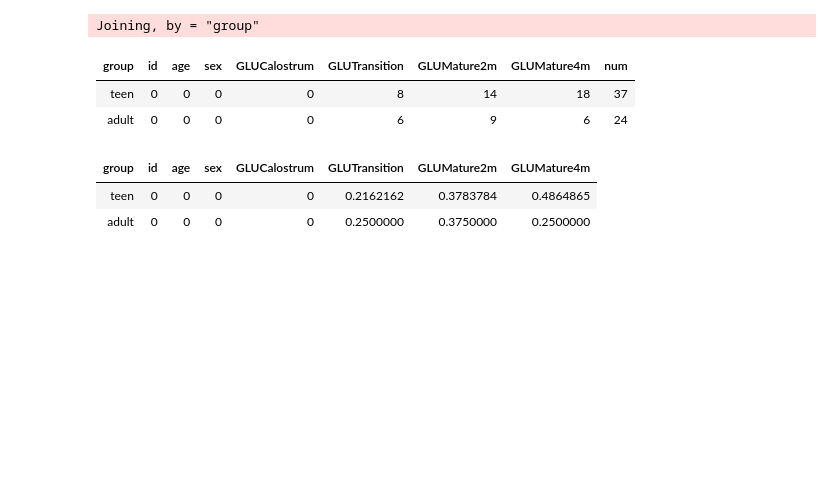
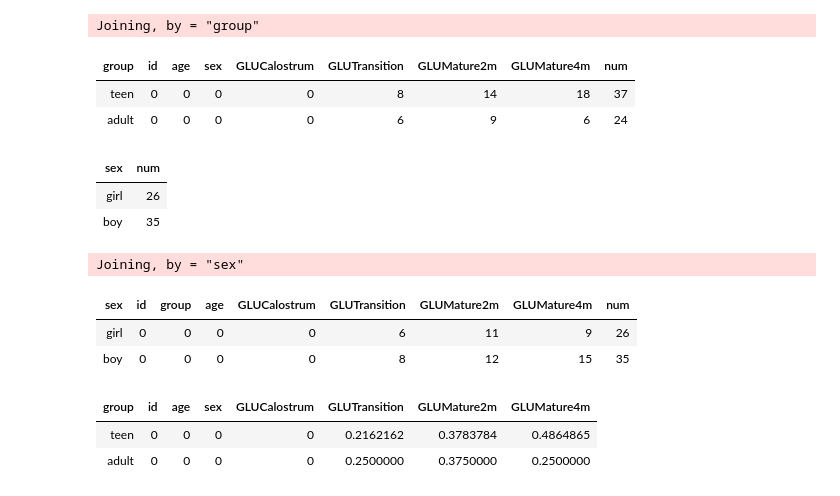
Before and after one commit to notblank/AA-leche-humana, a Jupyter notebook: Multilevel models and Imputations.ipynb, the cells around one changed output. Saved outputs shown, nothing was run; the diff lists cells and outputs as text; code cells hidden in the pictures; blank space fills up the shorter version.

```diff
--- a/Multilevel models and Imputations.ipynb
+++ b/Multilevel models and Imputations.ipynb
@@ -237,6 +252,20 @@ Joining, by = "group"
 | group | id | age | sex | GLUCalostrum | GLUTransition | GLUMature2m | GLUMature4m | num |
 | teen | 0 | 0 | 0 | 0 | 8 | 14 | 18 | 37 |
 | adult | 0 | 0 | 0 | 0 | 6 | 9 | 6 | 24 |
+# %%
+nPart <- AAdf %>% group_by(sex) %>% summarize(num = n())
+nPart
+
+Missind_data <- AAdf %>% group_by(sex) %>% summarise_all(funs(sum(is.na(.)))) %>% inner_join(nPart)
+Missind_data
+# %% [output]
+| sex | num |
+| girl | 26 |
+| boy | 35 |
+Joining, by = "sex"
+| sex | id | group | age | GLUCalostrum | GLUTransition | GLUMature2m | GLUMature4m | num |
+| girl | 0 | 0 | 0 | 0 | 6 | 11 | 9 | 26 |
+| boy | 0 | 0 | 0 | 0 | 8 | 12 | 15 | 35 |
 # %%
 pMissind_data <-
     Missind_data %>% mutate(GLUTransition = GLUTransition/num,
```
Also changed, not shown: parts of 1 cell of this notebook, 11 other files.
